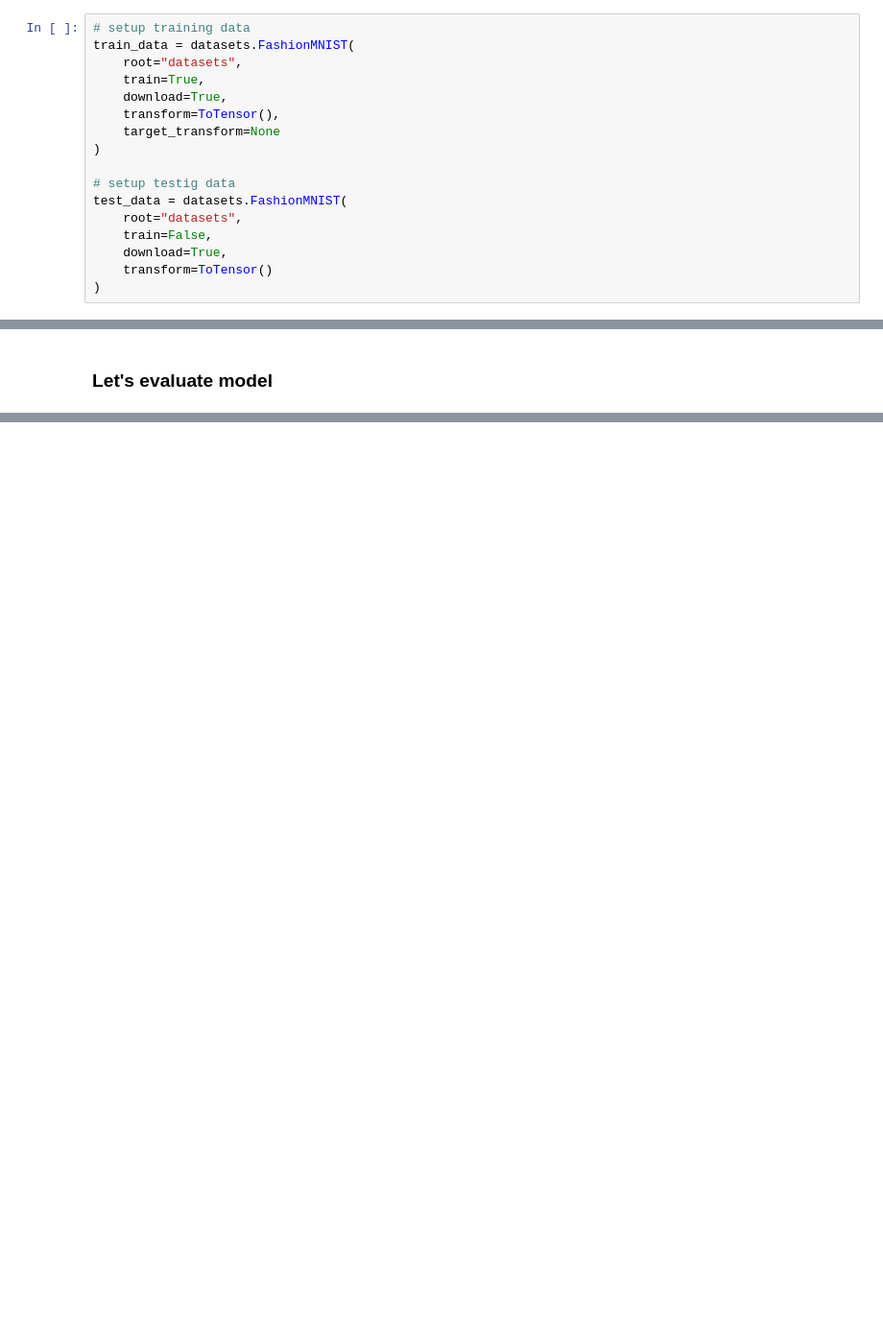
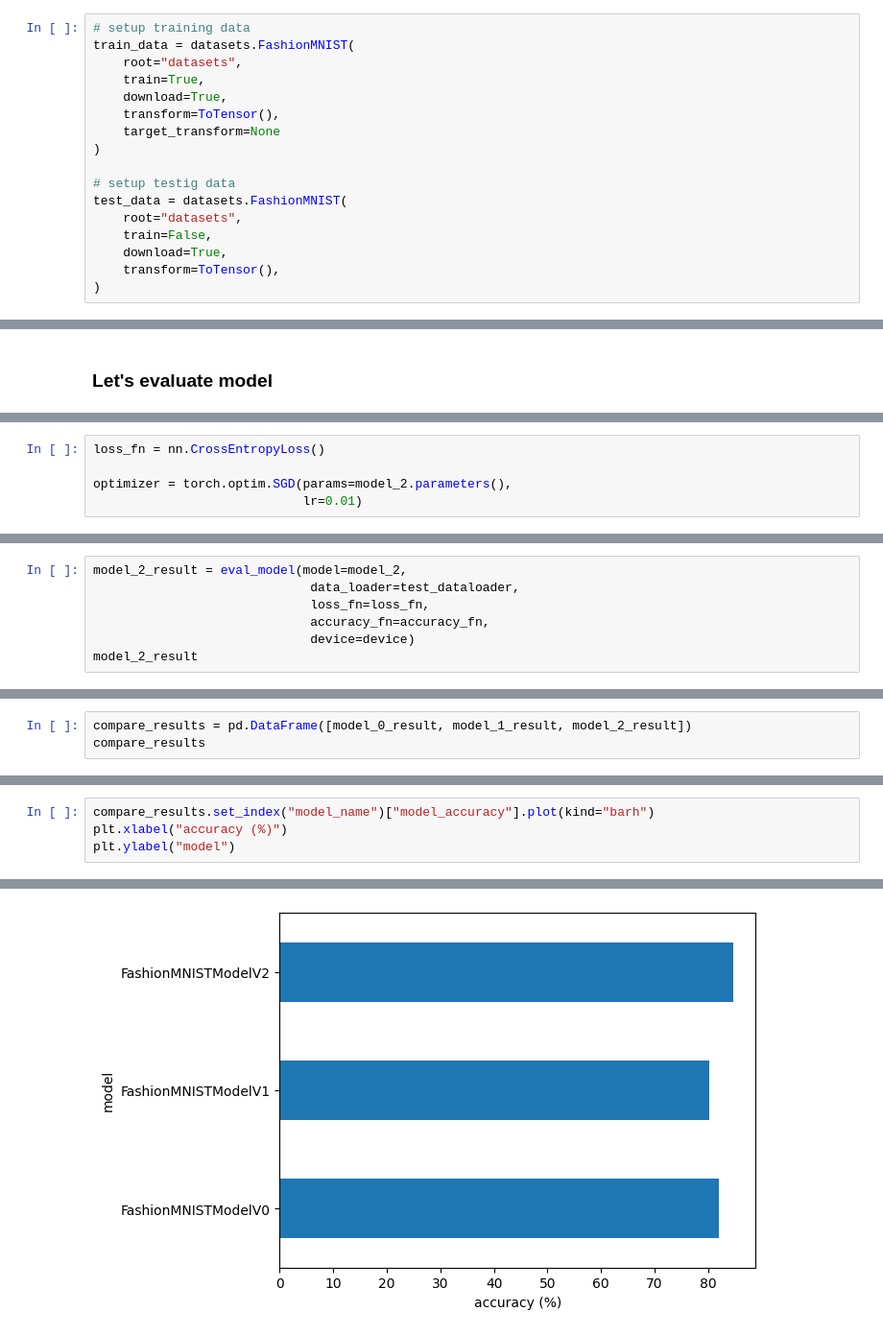
Before and after one commit to MuhammadAbuBakarQureshi/Machine-Learning, a Jupyter notebook: PyTorch/08-PyTorch-Computer-Vision.ipynb, the cells around one changed output, grey strips where cells are left out. Shown at 96% size. Cells and saved outputs as stored; diff of their text form; blank space fills up the shorter version.

```diff
--- a/PyTorch/08-PyTorch-Computer-Vision.ipynb
+++ b/PyTorch/08-PyTorch-Computer-Vision.ipynb
@@ -42,7 +44,7 @@ test_data = datasets.FashionMNIST(
     root="datasets",
     train=False,
     download=True,
-    transform=ToTensor()
+    transform=ToTensor(),
 )
 # %%
 # see first training sample
@@ -617,0 +779,5 @@ model_0_result, model_1_result
+# %%
+loss_fn = nn.CrossEntropyLoss()
+
+optimizer = torch.optim.SGD(params=model_2.parameters(),
+                            lr=0.01)
@@ -617,0 +825,7 @@ model_0_result, model_1_result
+# %%
+model_2_result = eval_model(model=model_2,
+                             data_loader=test_dataloader,
+                             loss_fn=loss_fn,
+                             accuracy_fn=accuracy_fn,
+                             device=device)
+model_2_result
@@ -617,0 +838,3 @@ model_0_result, model_1_result
+# %%
+compare_results = pd.DataFrame([model_0_result, model_1_result, model_2_result])
+compare_results
@@ -617,0 +848,5 @@ model_0_result, model_1_result
+# %%
+compare_results.set_index("model_name")["model_accuracy"].plot(kind="barh")
+plt.xlabel("accuracy (%)")
+plt.ylabel("model")
+# %% [output]
@@ -617,0 +854 @@ model_0_result, model_1_result
+[figure, added]
```
Also changed, not shown: parts of 25 cells of this notebook.
